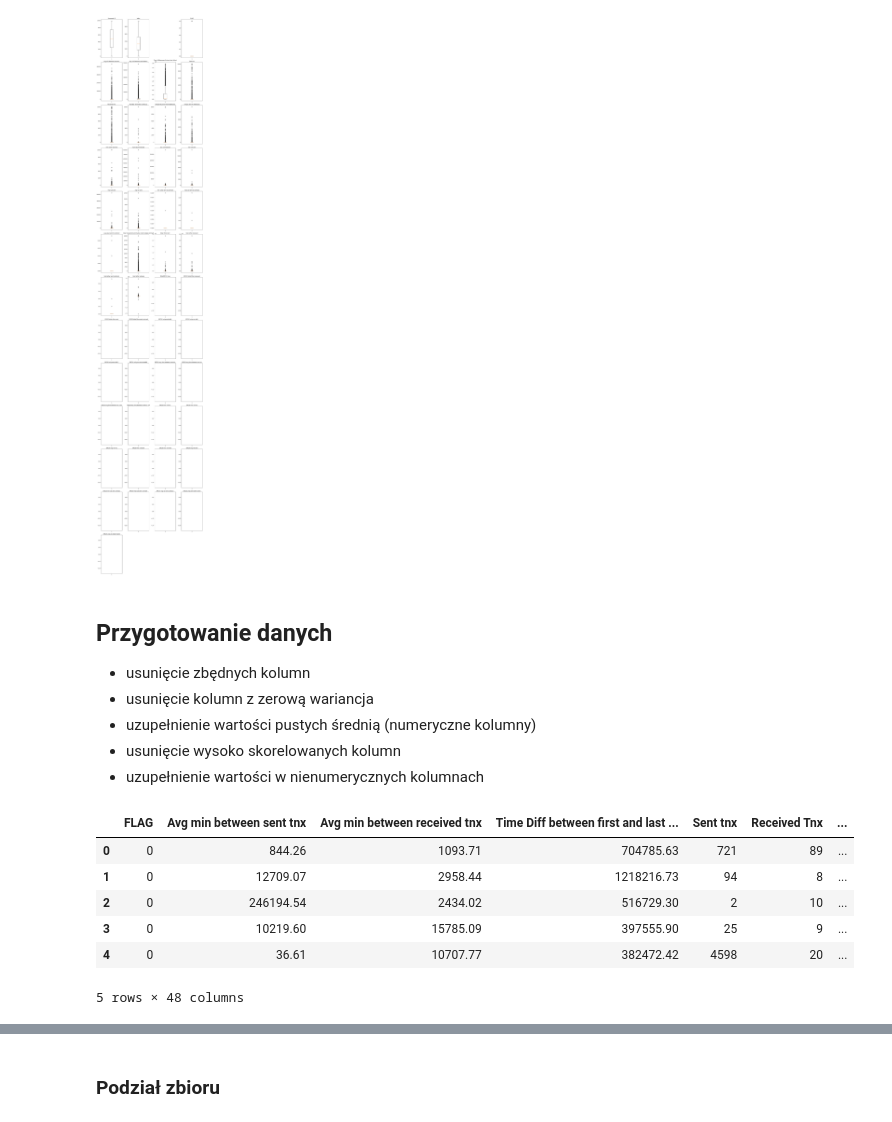
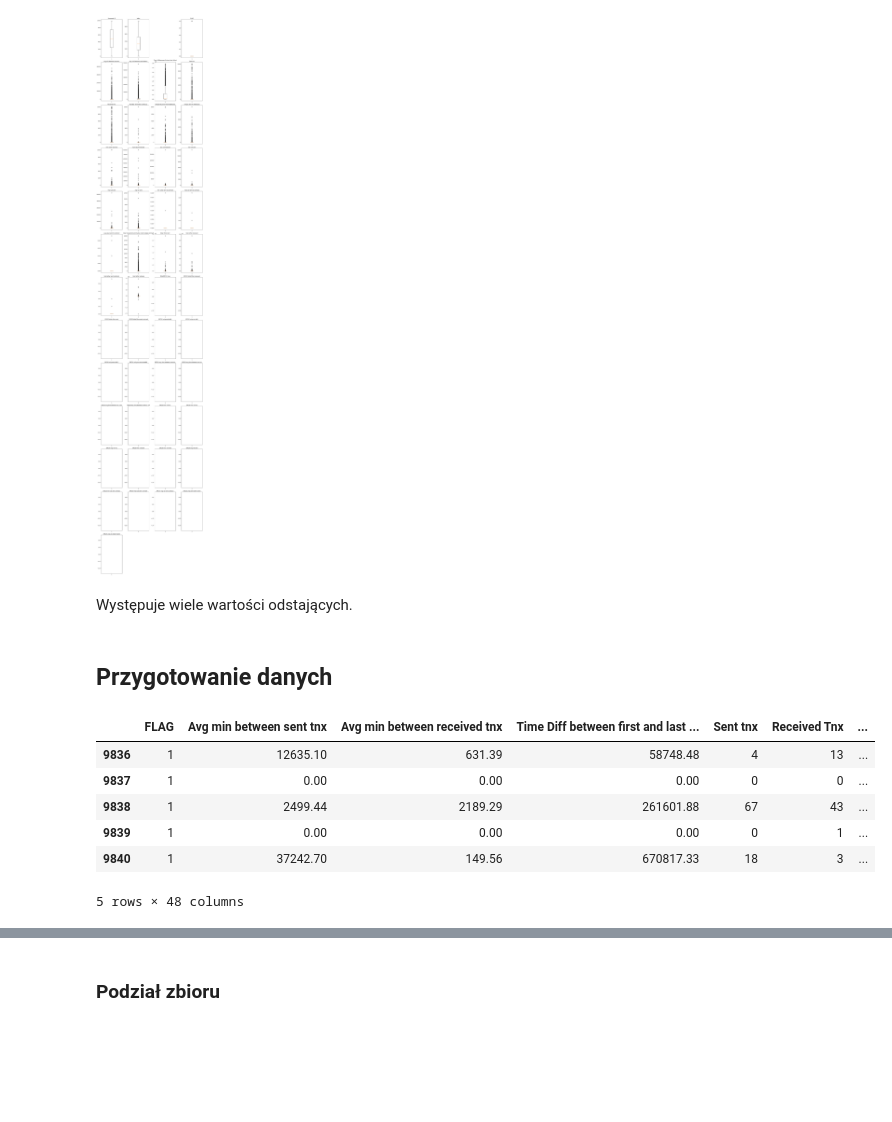
Before and after one commit to MlekoZjad/ML_2024, a Jupyter notebook: Case_1.ipynb, the cells around one changed output, grey strips where cells are left out. Cells and saved outputs as stored; diff of their text form; code cells hidden in the pictures; blank space fills up the shorter version.

```diff
--- a/Case_1.ipynb
+++ b/Case_1.ipynb
@@ -170,14 +223,10 @@ plt.tight_layout()
 plt.show()
 # %% [output]
 [figure]
-# %% [markdown]
-## Przygotowanie danych
-
-- usunięcie zbędnych kolumn
-- usunięcie kolumn z zerową wariancja
-- uzupełnienie wartości pustych średnią (numeryczne kolumny)
-- usunięcie wysoko skorelowanych kolumn
-- uzupełnienie wartości w nienumerycznych kolumnach
+# %% [markdown]
+Występuje wiele wartości odstających.
+# %% [markdown]
+## Przygotowanie danych
 # %%
 data = pd.read_csv('case1.csv', sep=';')
 # %%
@@ -186,11 +235,11 @@ df=data.drop(columns=['Index', 'Address','Unnamed: 0' ], axis = 1)
 df.reset_index(drop=True, inplace=True)
 # %%
-df.head()
+df.tail()
 # %% [output]
 |  | FLAG | Avg min between sent tnx | Avg min between received tnx | Time Diff between first and last ... | Sent tnx | Received Tnx | ... |
-| 0 | 0 | 844.26 | 1093.71 | 704785.63 | 721 | 89 | ... |
-| 1 | 0 | 12709.07 | 2958.44 | 1218216.73 | 94 | 8 | ... |
-| 2 | 0 | 246194.54 | 2434.02 | 516729.30 | 2 | 10 | ... |
-| 3 | 0 | 10219.60 | 15785.09 | 397555.90 | 25 | 9 | ... |
-| 4 | 0 | 36.61 | 10707.77 | 382472.42 | 4598 | 20 | ... |
+| 9836 | 1 | 12635.10 | 631.39 | 58748.48 | 4 | 13 | ... |
+| 9837 | 1 | 0.00 | 0.00 | 0.00 | 0 | 0 | ... |
+| 9838 | 1 | 2499.44 | 2189.29 | 261601.88 | 67 | 43 | ... |
+| 9839 | 1 | 0.00 | 0.00 | 0.00 | 0 | 1 | ... |
+| 9840 | 1 | 37242.70 | 149.56 | 670817.33 | 18 | 3 | ... |
 5 rows × 48 columns
```
Also changed, not shown: parts of 91 cells of this notebook.
